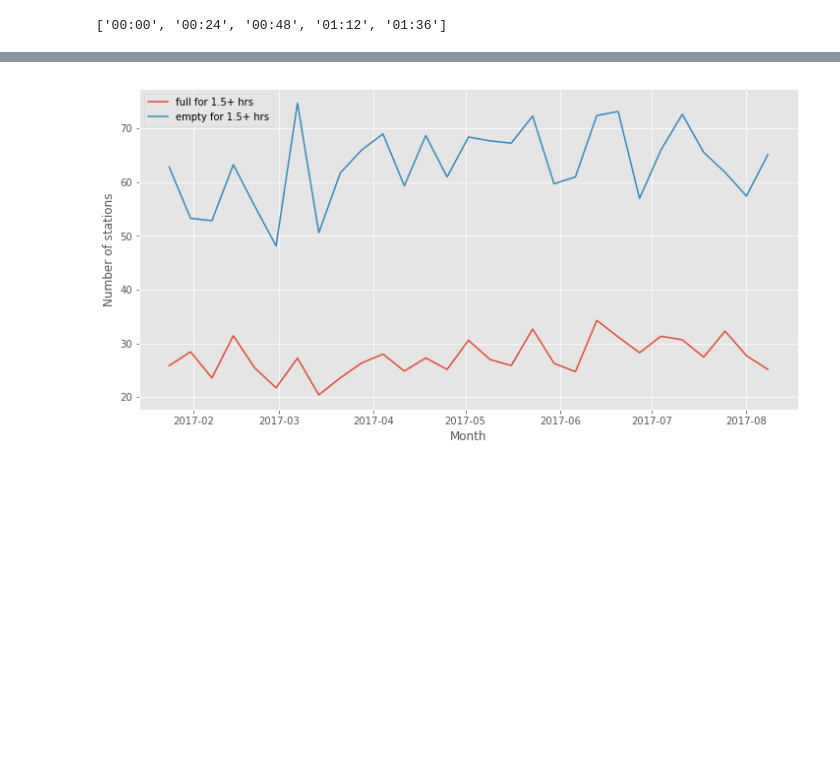
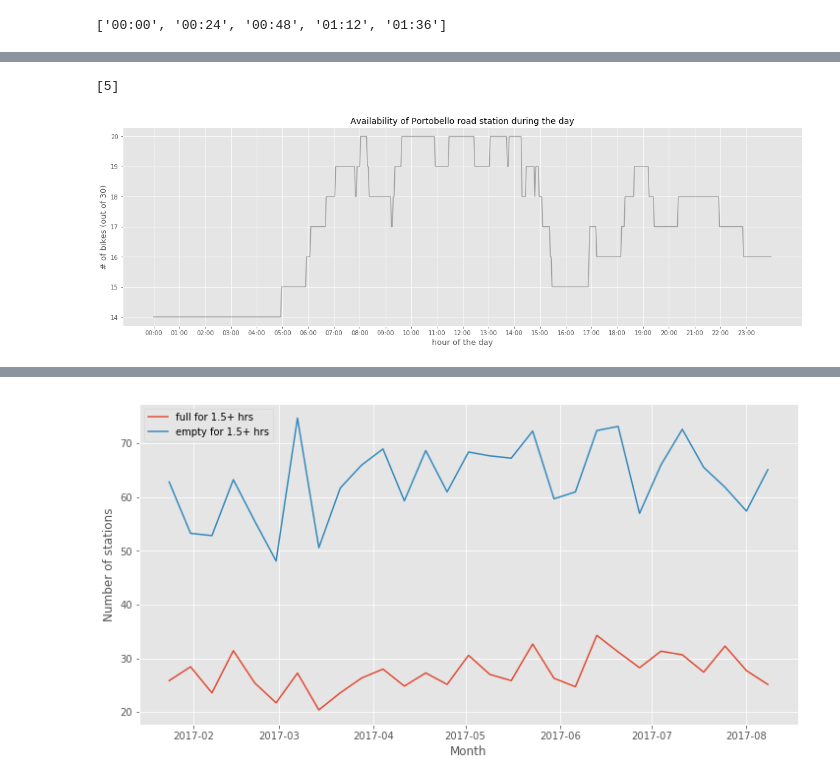
Before and after one commit to msgolovina/bss_project, a Jupyter notebook: Diploma_705.ipynb, the cells around one changed output, grey strips where cells are left out. Drawn from its saved outputs; the diff is of its cells as text; code cells hidden in the pictures; blank space fills up the shorter version.

```diff
--- a/Diploma_705.ipynb
+++ b/Diploma_705.ipynb
@@ -342,0 +370,30 @@ xticks_labels[:5]
+# %%
+[x for x in range(5,6)]
+# %% [output]
+[5]
+# %%
+range_ = range(5,6)
+colors = ['black']#['grey', 'darkgrey', 'red']
+figure, axis_weekdays = plt.subplots(1, 1, figsize=(20, 6))
+for x, col in zip(range_, colors*len(range_)):
+    for y in [6]:
+        axis_weekdays.plot(weekdays[weekdays.DATE == datetime.date(2017, y, x)]['MERRION_SQUARE_WEST'].values, alpha = 0.3, color = col)
+xticks = axis_weekdays.get_xticks()
+xticks = range(0, 720, 30)
+xticks_labels = ["%02d:%02d" % divmod(i*2, 60) for i in [int(tick) for tick in xticks]]
+axis_weekdays.set_xticks(xticks)
+axis_weekdays.set_xticklabels(xticks_labels)
+axis_weekdays.tick_params(axis = 'both', labelsize = 10)
+
+plt.ylabel('# of bikes (out of 30)')
+plt.xlabel('hour of the day')
+axis_weekdays.xaxis.label.set_fontsize(13)
+axis_weekdays.yaxis.label.set_fontsize(13)
+
+plt.title('Availability of Portobello road station during the day')
+axis_weekdays.title.set_fontsize(14)
+
+
+plt.show()
+# %% [output]
+[figure, added]
```
Also changed, not shown: parts of 7 cells of this notebook, 1 other file.
